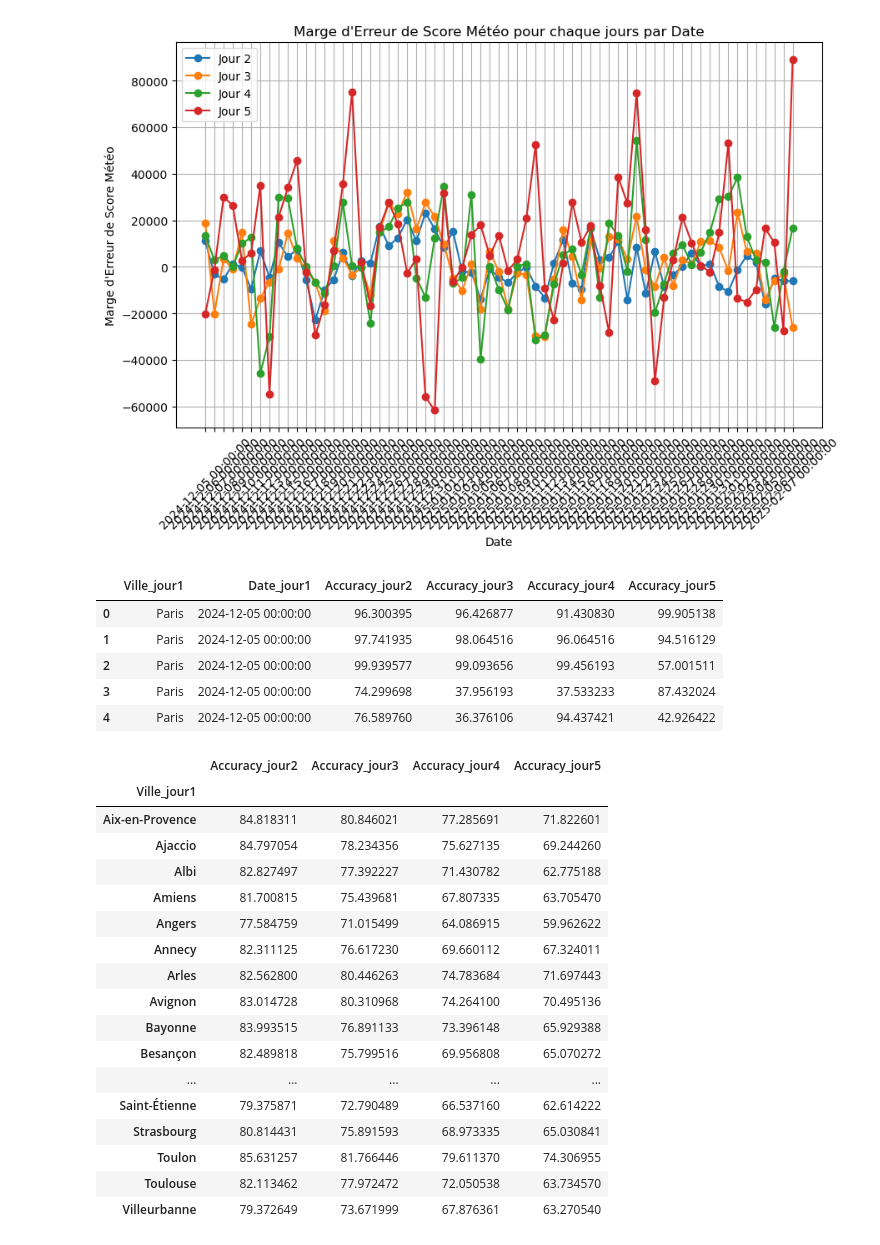
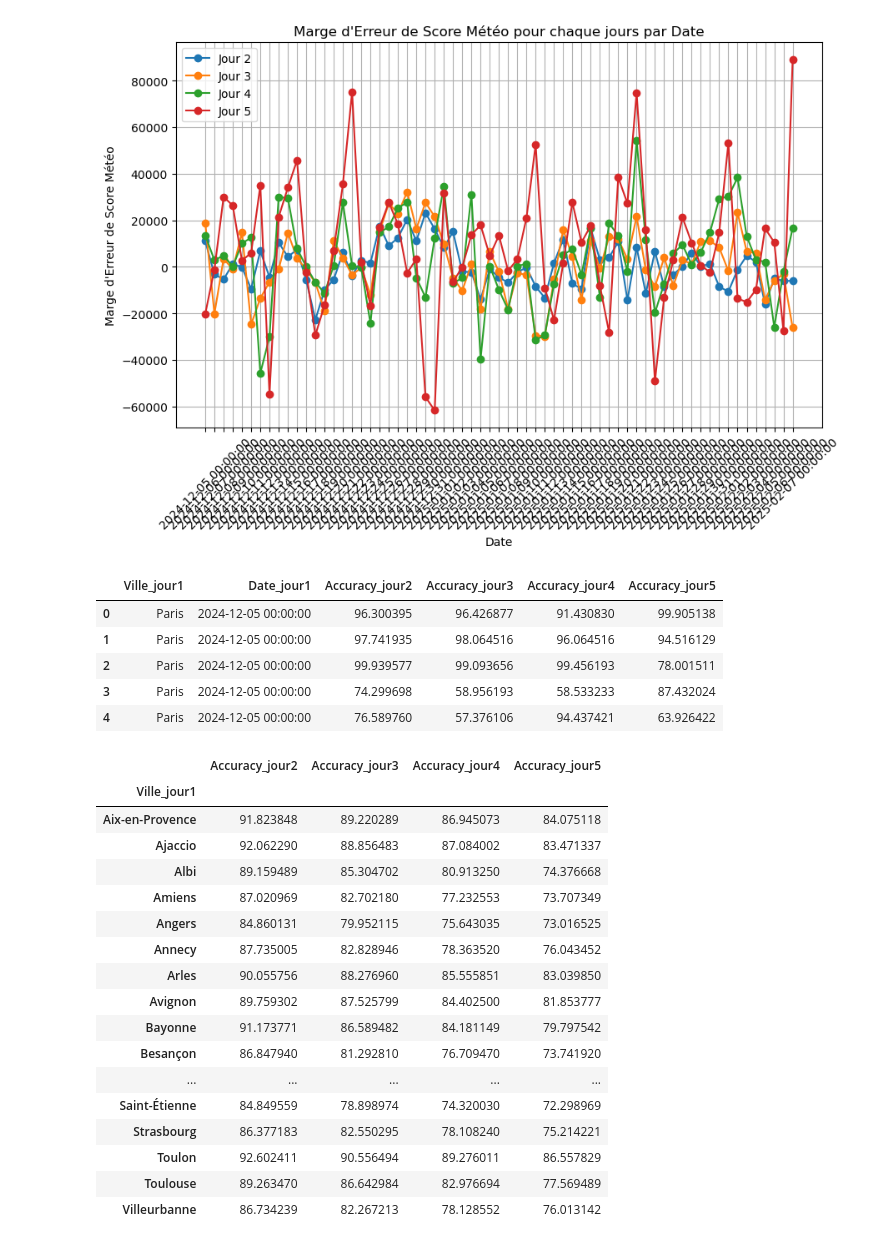
Before and after one commit to JBaptisteAll/France_Adventure_Planner, a Jupyter notebook: Analyse_Bloc_6_CDSD/Weather_Score.ipynb, the cells around one changed output. Cells and saved outputs as stored; diff of their text form; code cells hidden in the pictures.

Commit message:
Fixing issues in the calculus error, + upload cities

```diff
--- a/Analyse_Bloc_6_CDSD/Weather_Score.ipynb
+++ b/Analyse_Bloc_6_CDSD/Weather_Score.ipynb
@@ -477,34 +476,34 @@ plt.show()
 # %%
 # Liste des jours à comparer avec la référence (jour 1)
 jours_previsions = ["jour2", "jour3", "jour4", "jour5"]
 
 # Calcul des écarts relatifs pour chaque jour de prévision par rapport à jour1
 for jour in jours_previsions:
     all_data[f"Temp_Error_{jour}"] = abs(all_data[f"Temp_Avg_{jour}"] - all_data["Temp_Avg_jour1"]) / all_data["Temp_Avg_jour1"]
     all_data[f"Rain_Error_{jour}"] = abs(all_data[f"Rain_Probability_{jour}"] - all_data["Rain_Probability_jour1"])
-    all_data[f"Weather_Score_Error_{jour}"] = abs(all_data[f"Weather_Score_{jour}"] - all_data["Weather_Score_jour1"]) / 200
+    all_data[f"Weather_Score_Error_{jour}"] = abs(all_data[f"Weather_Score_{jour}"] - all_data["Weather_Score_jour1"]) / 600
 
 # Score d'accuracy basé sur les écarts
 for jour in jours_previsions:
     all_data[f"Accuracy_{jour}"] = 100 - (
         (all_data[f"Temp_Error_{jour}"] * 40) +
         (all_data[f"Rain_Error_{jour}"] * 30) +
         (all_data[f"Weather_Score_Error_{jour}"] * 30)
     )
 
 # Normalisation du score pour qu'il reste entre 0 et 100
 for jour in jours_previsions:
     all_data[f"Accuracy_{jour}"] = all_data[f"Accuracy_{jour}"].clip(0, 100)
 
 # Affichage des résultats
 all_data[["Ville_jour1", "Date_jour1"] + [f"Accuracy_{jour}" for jour in jours_previsions]].head()
 # %% [output]
 |  | Ville_jour1 | Date_jour1 | Accuracy_jour2 | Accuracy_jour3 | Accuracy_jour4 | Accuracy_jour5 |
 | 0 | Paris | 2024-12-05 00:00:00 | 96.300395 | 96.426877 | 91.430830 | 99.905138 |
 | 1 | Paris | 2024-12-05 00:00:00 | 97.741935 | 98.064516 | 96.064516 | 94.516129 |
-| 2 | Paris | 2024-12-05 00:00:00 | 99.939577 | 99.093656 | 99.456193 | 57.001511 |
-| 3 | Paris | 2024-12-05 00:00:00 | 74.299698 | 37.956193 | 37.533233 | 87.432024 |
-| 4 | Paris | 2024-12-05 00:00:00 | 76.589760 | 36.376106 | 94.437421 | 42.926422 |
+| 2 | Paris | 2024-12-05 00:00:00 | 99.939577 | 99.093656 | 99.456193 | 78.001511 |
+| 3 | Paris | 2024-12-05 00:00:00 | 74.299698 | 58.956193 | 58.533233 | 87.432024 |
+| 4 | Paris | 2024-12-05 00:00:00 | 76.589760 | 57.376106 | 94.437421 | 63.926422 |
 # %%
 # regrouper pour chaque ville
 city_accuracy = all_data.groupby("Ville_jour1")[[f"Accuracy_{jour}" for jour in jours_previsions]].mean()
@@ -514,22 +513,22 @@ display(city_accuracy)
 # %% [output]
 |  | Accuracy_jour2 | Accuracy_jour3 | Accuracy_jour4 | Accuracy_jour5 |
 | Ville_jour1 |  |  |  |  |
-| Aix-en-Provence | 84.818311 | 80.846021 | 77.285691 | 71.822601 |
-| Ajaccio | 84.797054 | 78.234356 | 75.627135 | 69.244260 |
-| Albi | 82.827497 | 77.392227 | 71.430782 | 62.775188 |
-| Amiens | 81.700815 | 75.439681 | 67.807335 | 63.705470 |
-| Angers | 77.584759 | 71.015499 | 64.086915 | 59.962622 |
-| Annecy | 82.311125 | 76.617230 | 69.660112 | 67.324011 |
-| Arles | 82.562800 | 80.446263 | 74.783684 | 71.697443 |
-| Avignon | 83.014728 | 80.310968 | 74.264100 | 70.495136 |
-| Bayonne | 83.993515 | 76.891133 | 73.396148 | 65.929388 |
-| Besançon | 82.489818 | 75.799516 | 69.956808 | 65.070272 |
+| Aix-en-Provence | 91.823848 | 89.220289 | 86.945073 | 84.075118 |
+| Ajaccio | 92.062290 | 88.856483 | 87.084002 | 83.471337 |
+| Albi | 89.159489 | 85.304702 | 80.913250 | 74.376668 |
+| Amiens | 87.020969 | 82.702180 | 77.232553 | 73.707349 |
+| Angers | 84.860131 | 79.952115 | 75.643035 | 73.016525 |
+| Annecy | 87.735005 | 82.828946 | 78.363520 | 76.043452 |
+| Arles | 90.055756 | 88.276960 | 85.555851 | 83.039850 |
+| Avignon | 89.759302 | 87.525799 | 84.402500 | 81.853777 |
+| Bayonne | 91.173771 | 86.589482 | 84.181149 | 79.797542 |
+| Besançon | 86.847940 | 81.292810 | 76.709470 | 73.741920 |
 | ... | ... | ... | ... | ... |
-| Saint-Étienne | 79.375871 | 72.790489 | 66.537160 | 62.614222 |
-| Strasbourg | 80.814431 | 75.891593 | 68.973335 | 65.030841 |
-| Toulon | 85.631257 | 81.766446 | 79.611370 | 74.306955 |
-| Toulouse | 82.113462 | 77.972472 | 72.050538 | 63.734570 |
-| Villeurbanne | 79.372649 | 73.671999 | 67.876361 | 63.270540 |
+| Saint-Étienne | 84.849559 | 78.898974 | 74.320030 | 72.298969 |
+| Strasbourg | 86.377183 | 82.550295 | 78.108240 | 75.214221 |
+| Toulon | 92.602411 | 90.556494 | 89.276011 | 86.557829 |
+| Toulouse | 89.263470 | 86.642984 | 82.976694 | 77.569489 |
+| Villeurbanne | 86.734239 | 82.267213 | 78.128552 | 76.013142 |
 # %%
 # Calculer la moyenne des scores d'accuracy pour chaque ville et garder les latitudes et longitudes
 city_accuracy = all_data.groupby("Ville_jour1")[[f"Accuracy_{jour}" for jour in jours_previsions]].mean().reset_index()
```
Also changed, not shown: parts of 9 cells of this notebook, 3 other files.
